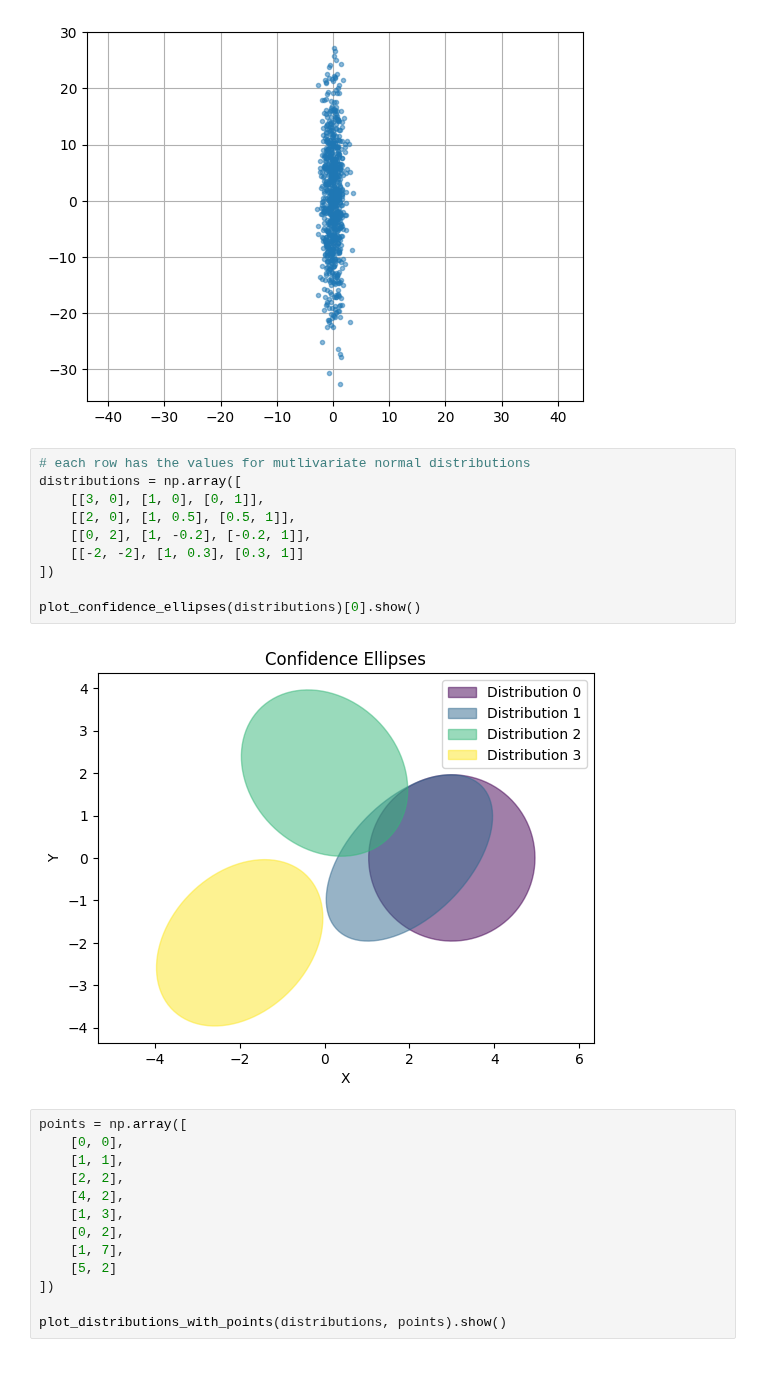
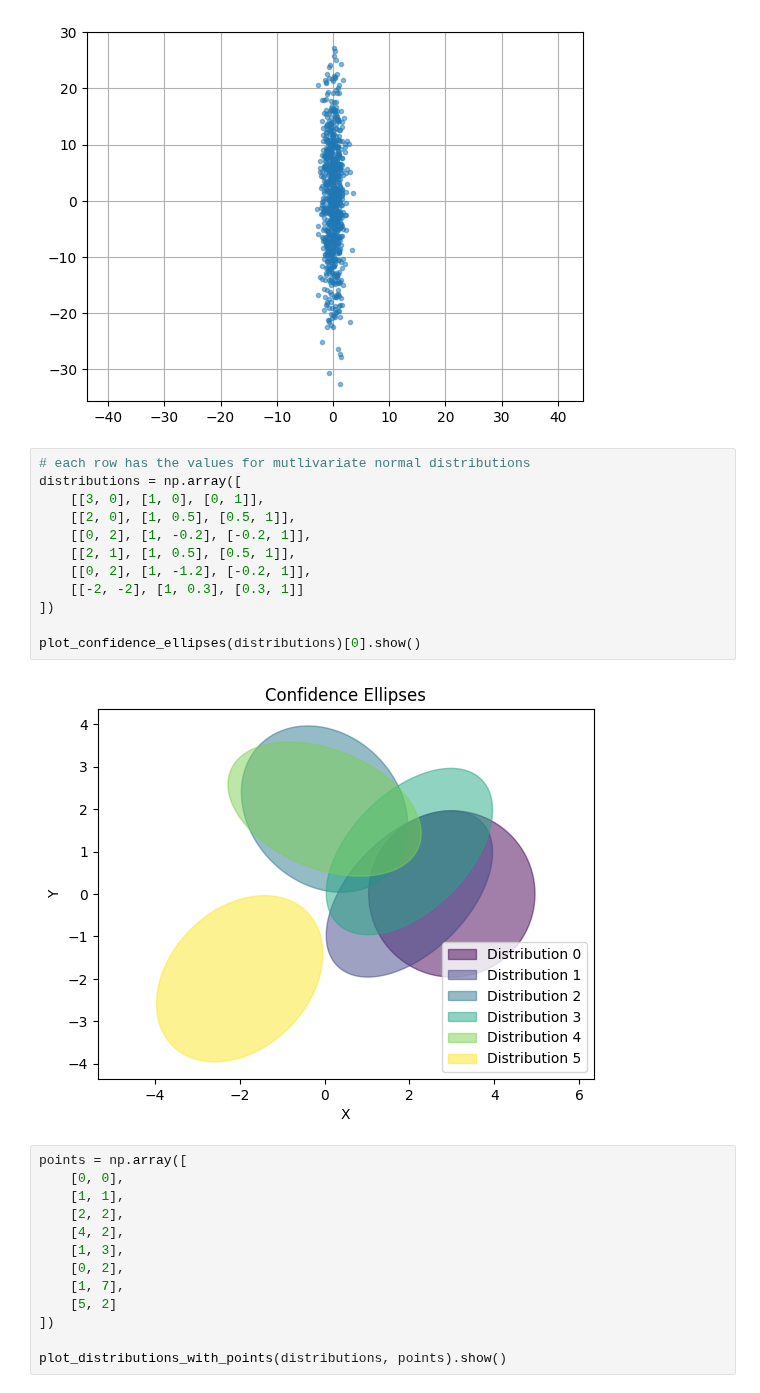
Before and after one commit to alessandrosantospirito/jupyterlite, a Jupyter notebook: content/pytroch/00 - Gaussian Calculus.ipynb, the cells around one changed output. Cells and saved outputs as stored; diff of their text form.

```diff
--- a/content/pytroch/00 - Gaussian Calculus.ipynb
+++ b/content/pytroch/00 - Gaussian Calculus.ipynb
@@ -91,15 +104,17 @@ visualize_points(pts).show()
 # %%
 # each row has the values for mutlivariate normal distributions
 distributions = np.array([
     [[3, 0], [1, 0], [0, 1]],
     [[2, 0], [1, 0.5], [0.5, 1]],
     [[0, 2], [1, -0.2], [-0.2, 1]],
+    [[2, 1], [1, 0.5], [0.5, 1]],
+    [[0, 2], [1, -1.2], [-0.2, 1]],
     [[-2, -2], [1, 0.3], [0.3, 1]]
 ])
 
 plot_confidence_ellipses(distributions)[0].show()
 # %% [output]
-[figure, old version]
+[figure, new version]
 # %%
 points = np.array([
     [0, 0],
```
Also changed, not shown: parts of 9 cells of this notebook.
